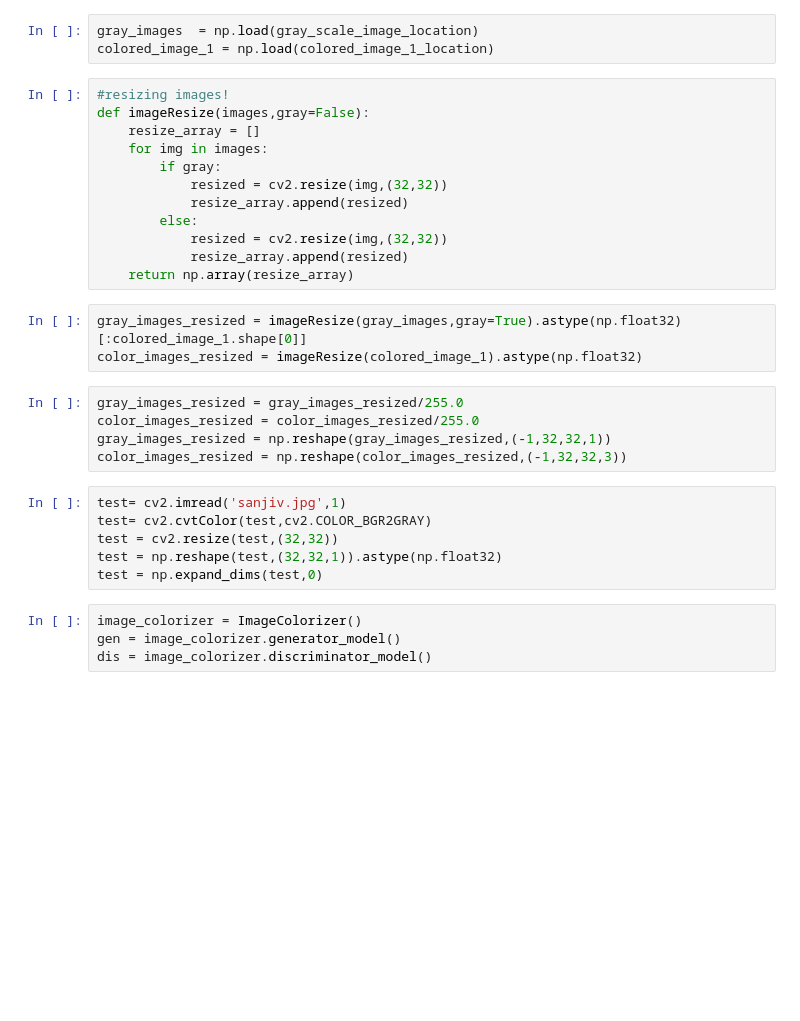
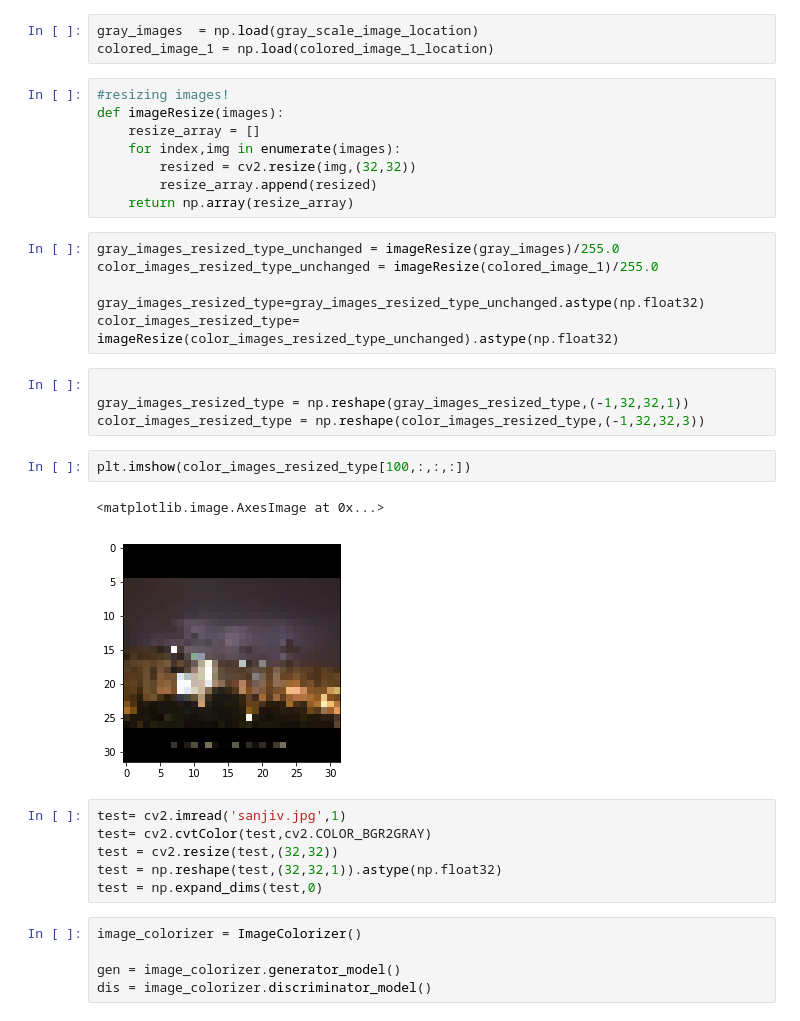
Before and after one commit to SanjivG10/ImageColorizer, a Jupyter notebook: Image Colorization.ipynb, the cells around one changed output. Cells and saved outputs as stored; diff of their text form; blank space fills up the shorter version.

```diff
--- a/Image Colorization.ipynb
+++ b/Image Colorization.ipynb
@@ -156,24 +175,27 @@ gray_images  = np.load(gray_scale_image_location)
 colored_image_1 = np.load(colored_image_1_location)
 # %%
 #resizing images!
-def imageResize(images,gray=False):
+def imageResize(images):
     resize_array = []
-    for img in images:
-        if gray:
-            resized = cv2.resize(img,(32,32))
-            resize_array.append(resized)
-        else:
-            resized = cv2.resize(img,(32,32))
-            resize_array.append(resized)
+    for index,img in enumerate(images):
+        resized = cv2.resize(img,(32,32))
+        resize_array.append(resized)
     return np.array(resize_array)
 # %%
-gray_images_resized = imageResize(gray_images,gray=True).astype(np.float32)[:colored_image_1.shape[0]]
-color_images_resized = imageResize(colored_image_1).astype(np.float32)
+gray_images_resized_type_unchanged = imageResize(gray_images)/255.0
+color_images_resized_type_unchanged = imageResize(colored_image_1)/255.0
+
+gray_images_resized_type=gray_images_resized_type_unchanged.astype(np.float32)
+color_images_resized_type= imageResize(color_images_resized_type_unchanged).astype(np.float32)
 # %%
-gray_images_resized = gray_images_resized/255.0
-color_images_resized = color_images_resized/255.0
-gray_images_resized = np.reshape(gray_images_resized,(-1,32,32,1))
-color_images_resized = np.reshape(color_images_resized,(-1,32,32,3))
+
+gray_images_resized_type = np.reshape(gray_images_resized_type,(-1,32,32,1))
+color_images_resized_type = np.reshape(color_images_resized_type,(-1,32,32,3))
+# %%
+plt.imshow(color_images_resized_type[100,:,:,:])
+# %% [output]
+<matplotlib.image.AxesImage at 0x...>
+[figure, added]
 # %%
 test= cv2.imread('sanjiv.jpg',1)
 test= cv2.cvtColor(test,cv2.COLOR_BGR2GRAY)
@@ -182,6 +204,7 @@ test = np.reshape(test,(32,32,1)).astype(np.float32)
 test = np.expand_dims(test,0)
 # %%
 image_colorizer = ImageColorizer()
+
 gen = image_colorizer.generator_model()
 dis = image_colorizer.discriminator_model()
 # %%
```
Also changed, not shown: parts of 2 cells of this notebook.
